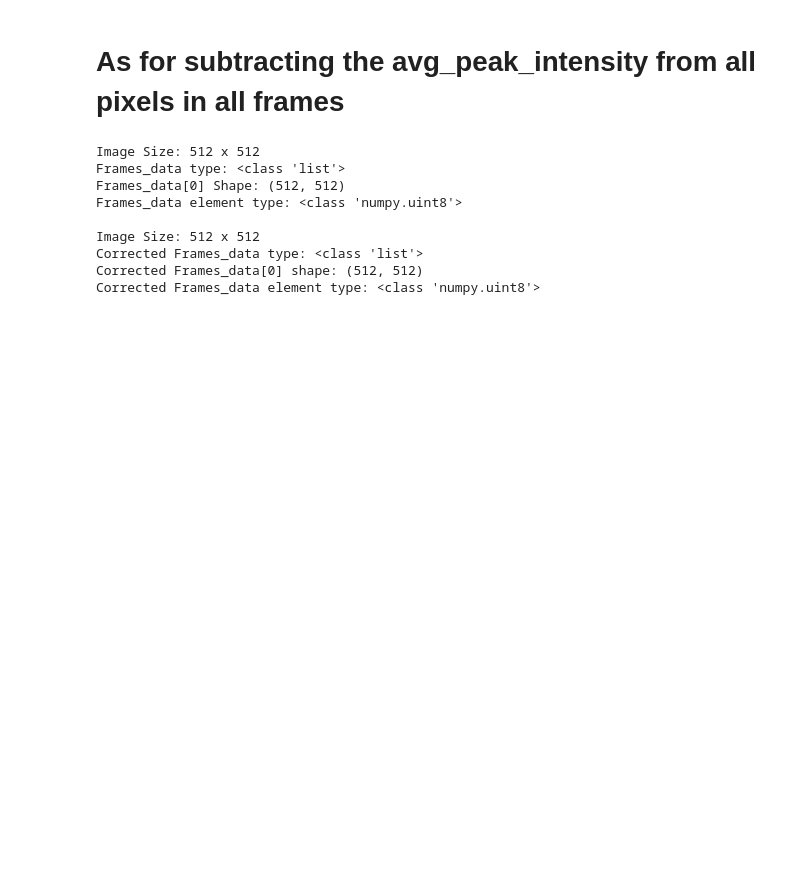
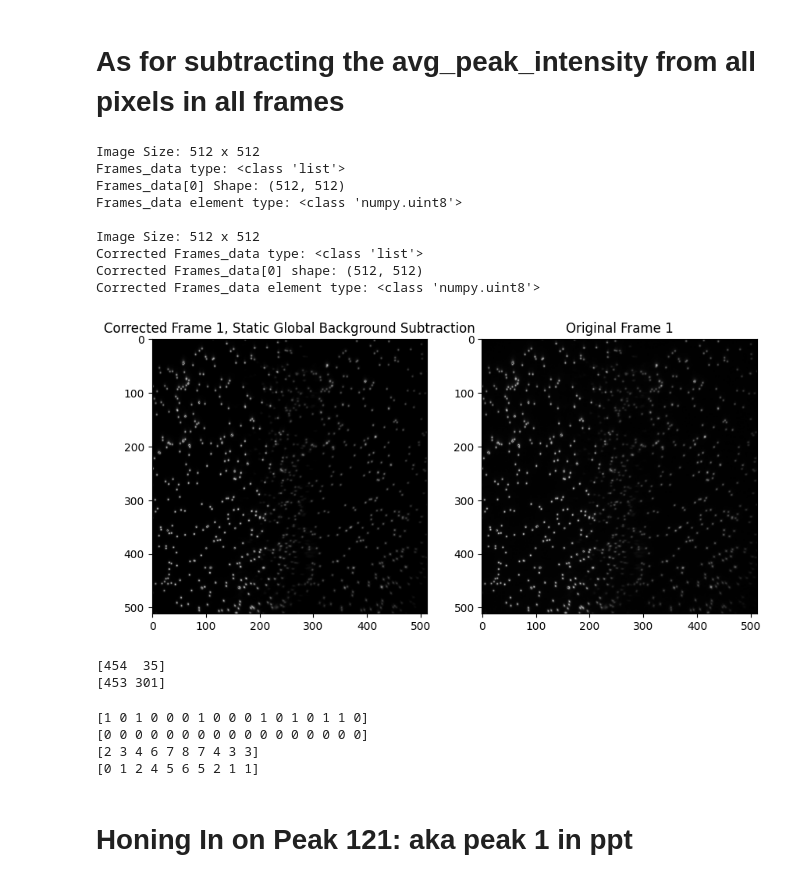
Before and after one commit to ljhason/smImaging-Exploration, a Jupyter notebook: Background Treatment/StaticGlobal.ipynb, the cells around one changed output. Saved outputs shown, nothing was run; the diff lists cells and outputs as text; code cells hidden in the pictures; blank space fills up the shorter version.

Commit message:
Dynamic and Static Background Removal Working!

```diff
--- a/Background Treatment/StaticGlobal.ipynb
+++ b/Background Treatment/StaticGlobal.ipynb
@@ -211,6 +242,6 @@ plt.show()
 # %%
-y_centres_hel1 = np.concatenate((poly_pair_arr_CH1_tol4_10[:,0],poly_pair_arr_CH2_tol4_10[:,0]))
-x_centres_hel1 = np.concatenate((poly_pair_arr_CH1_tol4_10[:,1],poly_pair_arr_CH2_tol4_10[:,1]))
+y_centres_hel1 = np.concatenate((poly_pair_arr_CH1_tol4_10_curr[:,0],poly_pair_arr_CH2_tol4_10_curr[:,0]))
+x_centres_hel1 = np.concatenate((poly_pair_arr_CH1_tol4_10_curr[:,1],poly_pair_arr_CH2_tol4_10_curr[:,1]))
 avg_peak_intensity, total_intensity, num_of_peak_pixels= static_global_background(image_3d, 4, y_centres_hel1, x_centres_hel1)
 print(f"Avg peak intensity: {avg_peak_intensity}")
 print(f"Total pixel intensity: {total_intensity}")
@@ -280,3 +310,32 @@ Image Size: 512 x 512
 Corrected Frames_data type: <class 'list'>
 Corrected Frames_data[0] shape: (512, 512)
 Corrected Frames_data element type: <class 'numpy.uint8'>
+# %%
+fig, ax = plt.subplots(1, 2, figsize=(10, 5))
+ax[0].imshow(corrected_frames_data[0], cmap='gray')
+ax[0].set_title('Corrected Frame 1, Static Global Background Subtraction')
+
+ax[1].imshow(Frames_data[0], cmap='gray')
+ax[1].set_title('Original Frame 1')
+plt.show()
+# %% [output]
+[figure, added]
+# %%
+print(poly_pair_arr_CH1_tol4_10_curr[121])
+print(poly_pair_arr_CH2_tol4_10_curr[121])
+# %% [output]
+[454  35]
+[453 301]
+# %%
+print(Frames_data[0][0][:17])
+print(corrected_frames_data[0][0][:17])
+
+print(Frames_data[5][19][230:240])
+print(corrected_frames_data[5][19][230:240])
+# %% [output]
+[1 0 1 0 0 0 1 0 0 0 1 0 1 0 1 1 0]
+[0 0 0 0 0 0 0 0 0 0 0 0 0 0 0 0 0]
+[2 3 4 6 7 8 7 4 3 3]
+[0 1 2 4 5 6 5 2 1 1]
+# %% [markdown]
+# Honing In on Peak 121: aka peak 1 in ppt
```
Also changed, not shown: parts of 10 cells of this notebook, 6 other files.
